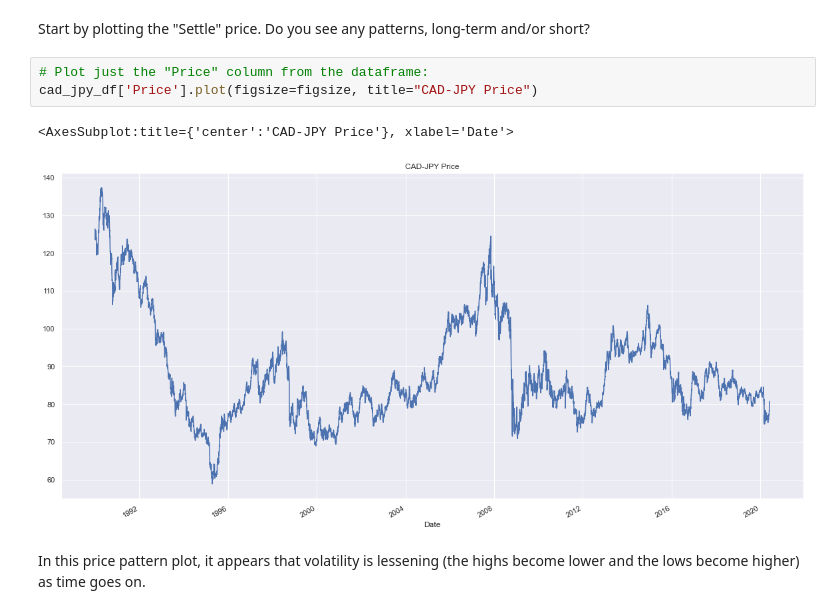
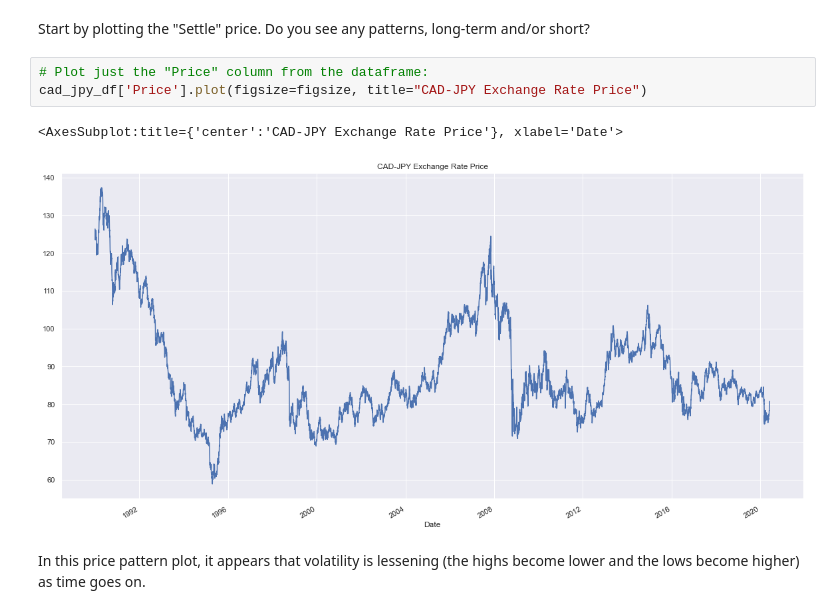
Before and after one commit to adamgulyas/currency-modelling, a Jupyter notebook: time_series_analysis.ipynb, the cells around one changed output. Drawn from its saved outputs; the diff is of its cells as text.

```diff
--- a/time_series_analysis.ipynb
+++ b/time_series_analysis.ipynb
@@ -46,10 +46,10 @@ cad_jpy_df.head()
  Start by plotting the "Settle" price. Do you see any patterns, long-term and/or short?
 # %%
 # Plot just the "Price" column from the dataframe:
-cad_jpy_df['Price'].plot(figsize=figsize, title="CAD-JPY Price")
+cad_jpy_df['Price'].plot(figsize=figsize, title="CAD-JPY Exchange Rate Price")
 # %% [output]
-<AxesSubplot:title={'center':'CAD-JPY Price'}, xlabel='Date'>
+<AxesSubplot:title={'center':'CAD-JPY Exchange Rate Price'}, xlabel='Date'>
-[figure, old version]
+[figure, new version]
 # %% [markdown]
 In this price pattern plot, it appears that volatility is lessening (the highs become lower and the lows become higher) as time goes on.
 # %% [markdown]
```
Also changed, not shown: parts of 27 cells of this notebook.
